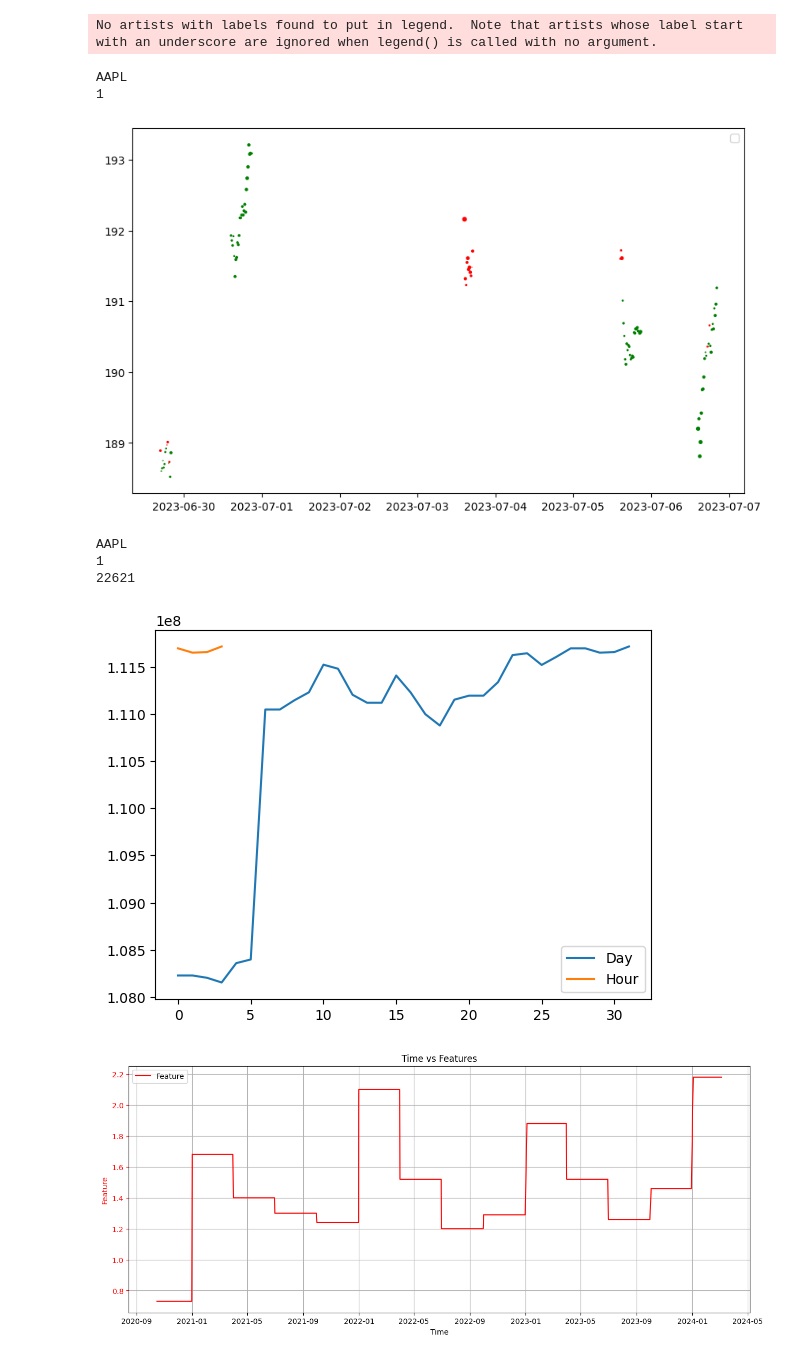
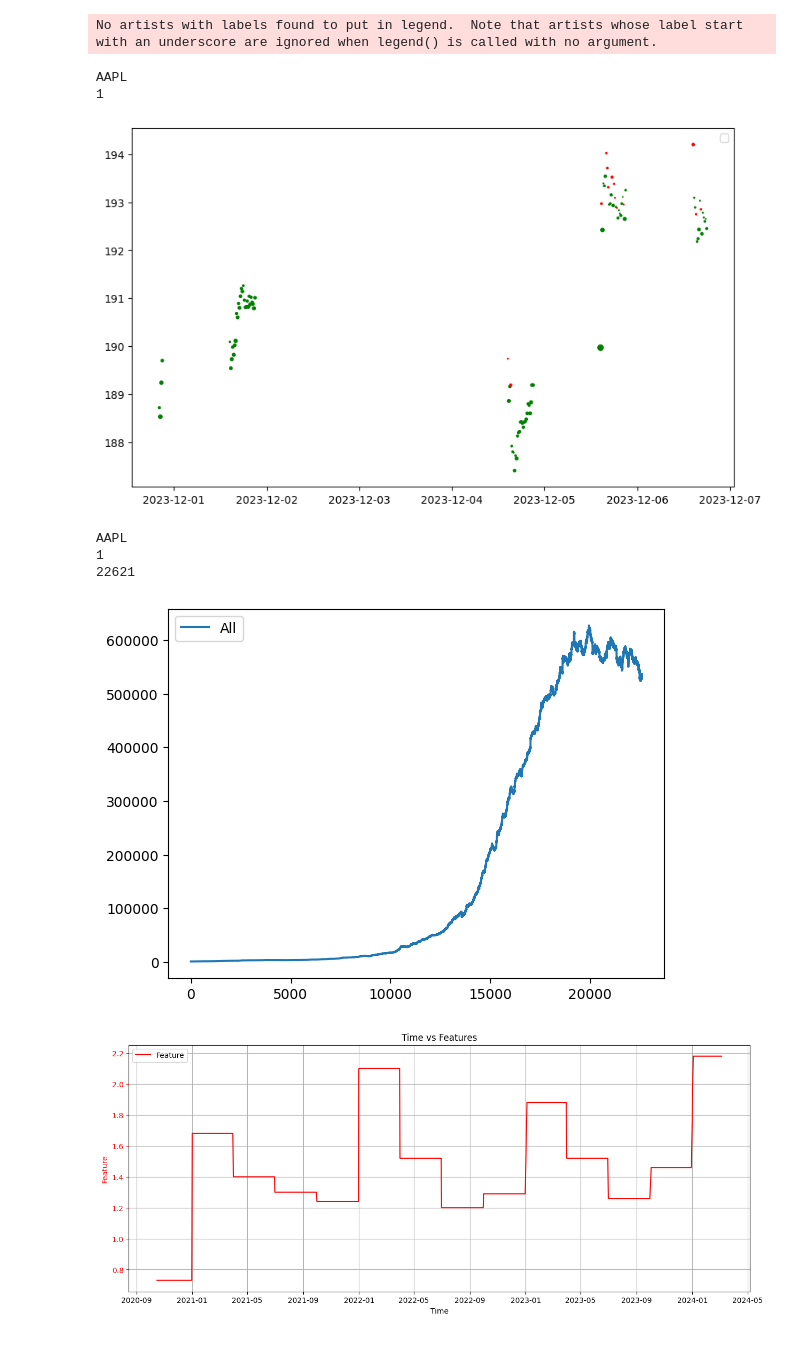
Before and after one commit to dmutascio/enigmaTrainer, a Jupyter notebook: enigmaTrainer.ipynb, the cells around one changed output. Drawn from its saved outputs; the diff is of its cells as text; code cells hidden in the pictures.

```diff
--- a/enigmaTrainer.ipynb
+++ b/enigmaTrainer.ipynb
@@ -119,6 +119,14 @@ class Alpaca:
             df.rename(columns={'c': 'close', 'h':'high', 'l':'low', 'n':'trade_count', 'o':'open', 't':'timestamp', 'v':'bar_volume', 'vw':'price_volume_weighted'}, inplace=True)
             df.set_index('timestamp', inplace= True)
 
+            #check for dups
+            duplicates = df.index.duplicated(keep=False)
+            if len(duplicates) > 0:
+                print(f'duplicate count: {len(duplicates)}, Dropping')
+
+                # Resolve duplicates
+                df = df[~duplicates]
+
             # add df to dictionary of dfs
             tables[symbol] = df
 
@@ -334,8 +348,11 @@ def create_features(stock_data, indicator_config, type, queryParams, data_getter
                     indicator_value = indicator_function(stock_data, config, symbol)
                 else:
                     indicator_value = indicator_function(stock_data, config)
-
-                features_df = features_df.merge(indicator_value[[indicator_name]], left_index=True, right_index=True, how='left')
+                #print(stock_data)
+                #print(features_df)
+                unique_name = indicator_name + '_' + str(config_name)
+                indicator_value.rename(columns= {indicator_name: unique_name}, inplace=True)
+                features_df = features_df.merge(indicator_value[[unique_name]], left_index=True, right_index=True, how='left')
             else:
                 print(f"Warning: Unknown indicator '{indicator_name}'. Skipping.")
     return features_df
@@ -842,7 +866,7 @@ class Model:
         plt.show()
 # %%
 model_config = {
-    'num_epochs': 10000,
+    'num_epochs': 5000,
     #'num_epochs': 10000,
     #'loss_stop': .001,
     'loss_stop': .0000001,
@@ -915,12 +939,12 @@ for symbol, symbol_models in models.items():
     print(symbol)
     for name, model in symbol_models.items():
         print(name)
-        model.graph_prices(data[symbol]['bars'], .8, 100, 50)
+        model.graph_prices(data[symbol]['bars'], .92, 100, 50)
 # %% [output]
 No artists with labels found to put in legend.  Note that artists whose label start with an underscore are ignored when legend() is called with no argument.
 AAPL
 1
-[figure, old version]
+[figure, new version]
 # %%
 class Trade:
     def __init__(self, price, amount, direction, time):
@@ -1068,36 +1092,36 @@ def simulate(model, dynamic, bank, hold_period, target, stop_loss, trade_size, p
 # %%
 for symbol, symbol_models in models.items():
     print(symbol)
     for name, model_obj in symbol_models.items():
         bank, bank_list, account, trades_master, right, wrong, gains = simulate(
             model=model_obj,
             dynamic=False,
             bank = 1000,
             hold_period = 5,
             target = .01,
             stop_loss = -.01,
             #trade_size = .05,
             trade_size = 1,
             price_data = data[symbol]['bars']['open']
         )
         print(name)
         print(len(account))
         training_split = model_obj.model_config['training_split']
         #plt.plot(account[-120252:], label='Year')
         #plt.plot(account[-800:], label='Month')
         #plt.plot(account[-160:], label='Week')
-        plt.plot(account[-32:], label='Day')
-        plt.plot(account[-4:], label='Hour')
-        #plt.plot(account, label='All')
+        #plt.plot(account[-32:], label='Day')
+        #plt.plot(account[-4:], label='Hour')
+        plt.plot(account, label='All')
         #plt.axvline(x=(len(account)*training_split), color='r', linestyle='--')
 
         plt.legend()
         plt.show()
 # %% [output]
 AAPL
 1
 22621
-[figure, old version]
+[figure, new version]
 # %%
 #Save models
 for symbol, model_obj in models.items():
```
Also changed, not shown: parts of 7 cells of this notebook.
